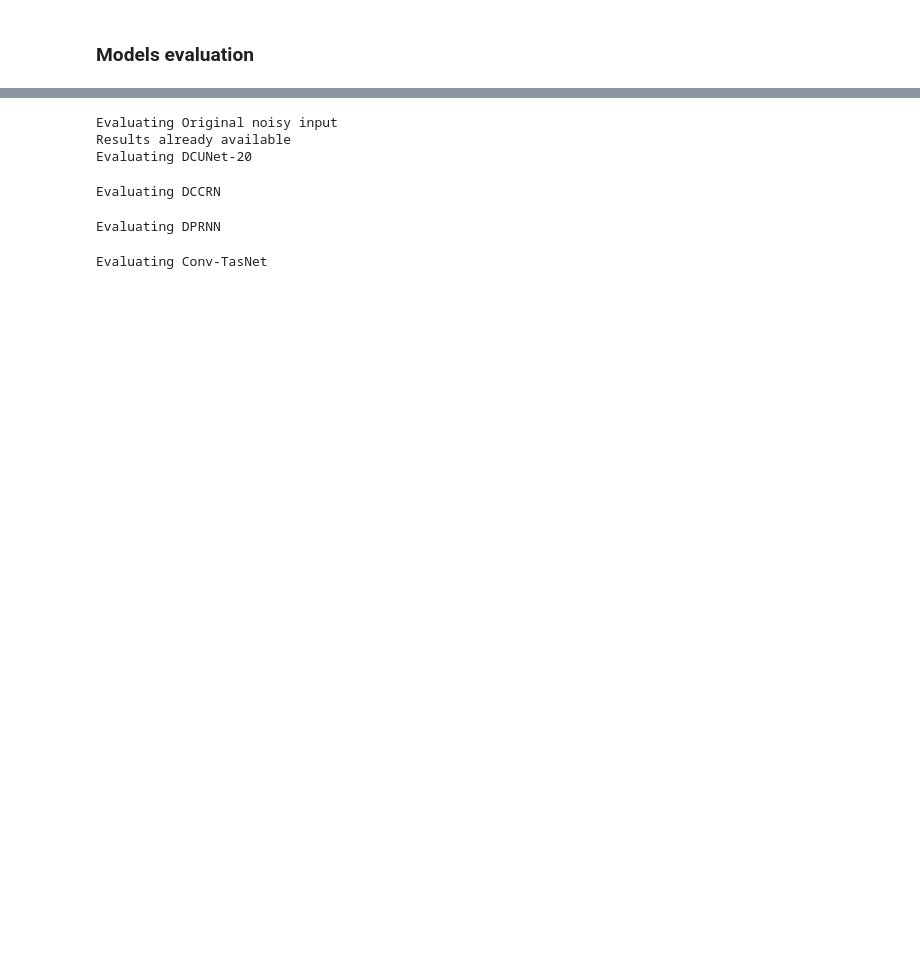
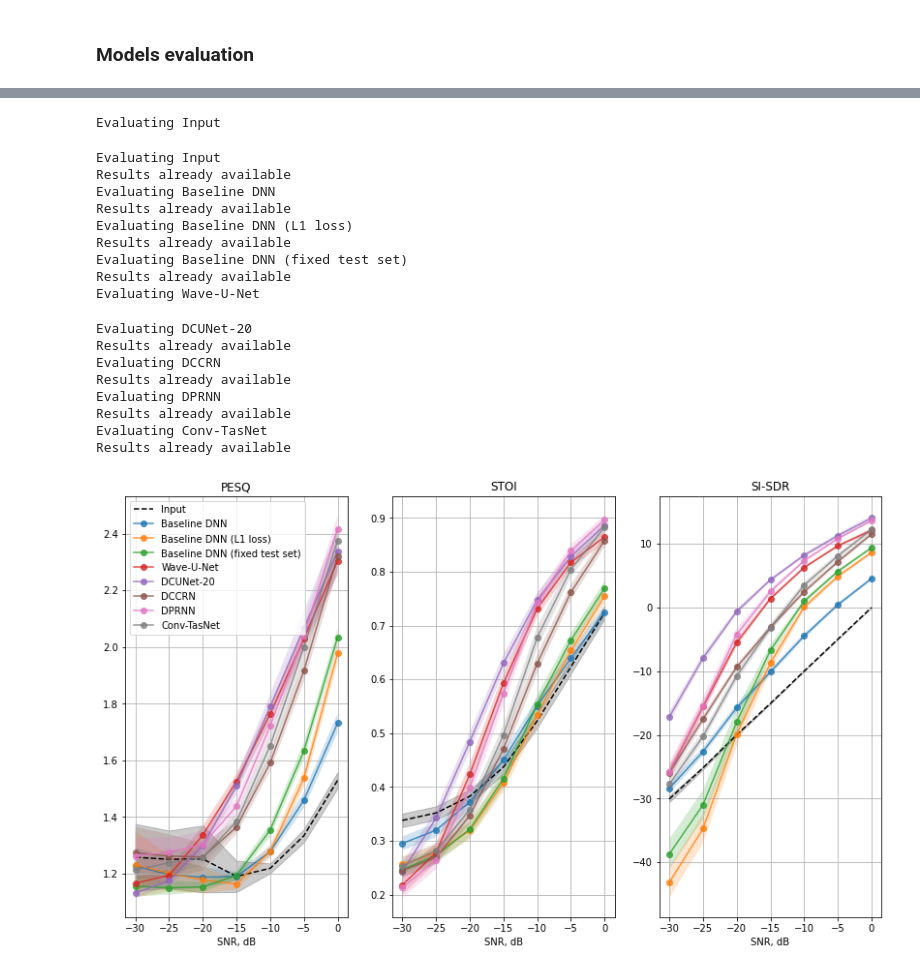
Before and after one commit to flyingleafe/asteroid, a Jupyter notebook: notebooks/evaluation3.ipynb, the cells around one changed output, grey strips where cells are left out. Saved outputs shown, nothing was run; the diff lists cells and outputs as text; code cells hidden in the pictures; blank space fills up the shorter version.

Commit message:
Fixed waveunet evaluation

```diff
--- a/notebooks/evaluation3.ipynb
+++ b/notebooks/evaluation3.ipynb
@@ -42,3 +48,4 @@ timit_test_clean = TimitDataset(TIMIT_DIR_8kHZ, subset='test', sample_rate=SAMPL
 noises_test = CachedWavSet(TEST_NOISE_DIR, sample_rate=SAMPLE_RATE, precache=True)
 # %%
+timit_test_small = FixedMixtureSet(timit_small, noises_test, snrs=TEST_SNRS, random_seed=SEED, with_snr=True)
 timit_test = FixedMixtureSet(timit_test_clean, noises_test, snrs=TEST_SNRS, random_seed=SEED, with_snr=True)
@@ -150,7 +59,11 @@ metrics_names = {
 }
 
 model_labels = {
-    'input': 'Original noisy input',
+    'input': 'Input',
+    'baseline': 'Baseline DNN',
+    'baseline_v2': 'Baseline DNN (L1 loss)',
+    'baseline_proper_mse': 'Baseline DNN (fixed test set)',
+    'waveunet_v1': 'Wave-U-Net',
     'dcunet_20': 'DCUNet-20',
     'dccrn': 'DCCRN',
     'dprnn': 'DPRNN',
@@ -198,6 +124,10 @@ def plot_results(dfs, figsize=(15, 5), metrics=['pesq', 'stoi', 'si_sdr'],
 # %%
 models = {
     'input': None,
+    'baseline': RegressionFCNN.from_pretrained('../../../workspace/models/baseline_model_v1.pt'),
+    'baseline_v2': RegressionFCNN.from_pretrained('../../../workspace/models/baseline_model_v2.pt'),
+    'baseline_proper_mse': RegressionFCNN.from_pretrained('../../../workspace/models/baseline_model_fixed_mse.pt'),
+    'waveunet_v1': WaveUNet.from_pretrained('../../../workspace/models/waveunet_model_adapt.pt'),
     'dcunet_20': DCUNet.from_pretrained('../../../workspace/models/dcunet_20_random_v2.pt'),
     'dccrn': DCCRNet.from_pretrained('../../../workspace/models/dccrn_random_v1.pt'),
     'dprnn': DPRNNTasNet.from_pretrained('../../../workspace/models/dprnn_model.pt'),
@@ -206,24 +157,43 @@ models = {
 # %%
-results_dfs = {}
+def eval_all_and_plot(models, test_set, directory, plot_name):
+    results_dfs = {}
 
-for model_name, model in models.items():
-    print(f'Evaluating {model_labels[model_name]}')
-    csv_path = f'../../../workspace/eval_results/{model_name}.csv'
+    for model_name, model in models.items():
+        print(f'Evaluating {model_labels[model_name]}')
+        csv_path = f'../../../workspace/{directory}/{model_name}.csv'
 
-    if os.path.isfile(csv_path):
-        print('Results already available')
-        df = pd.read_csv(csv_path)
-    else:
-        df = evaluate_model(model, timit_test)
-        df.to_csv(csv_path, index=False)
+        if os.path.isfile(csv_path):
+            print('Results already available')
+            df = pd.read_csv(csv_path)
+        else:
+            df = evaluate_model(model, test_set)
+            df.to_csv(csv_path, index=False)
 
-    results_dfs[model_name] = df
+        results_dfs[model_name] = df
 
-plot_results(results_dfs)
+    plot_results(results_dfs, figsize=(14, 8), plot_name=plot_name)
-# %% [output]
-Evaluating Original noisy input
-Results already available
-Evaluating DCUNet-20
-Evaluating DCCRN
-Evaluating DPRNN
-Evaluating Conv-TasNet
+# %%
+eval_all_and_plot(models, timit_test, 'eval_results_new', 'results_new_v2.pdf')
+# %% [output]
+Evaluating Input
+# %%
+eval_all_and_plot(models, timit_test_small, 'eval_results_new_small', 'results_small_v2.pdf')
+# %% [output]
+Evaluating Input
+Results already available
+Evaluating Baseline DNN
+Results already available
+Evaluating Baseline DNN (L1 loss)
+Results already available
+Evaluating Baseline DNN (fixed test set)
+Results already available
+Evaluating Wave-U-Net
+Evaluating DCUNet-20
+Results already available
+Evaluating DCCRN
+Results already available
+Evaluating DPRNN
+Results already available
+Evaluating Conv-TasNet
+Results already available
+[figure, added]
```
Also changed, not shown: parts of 6 cells of this notebook, 16 other files.
